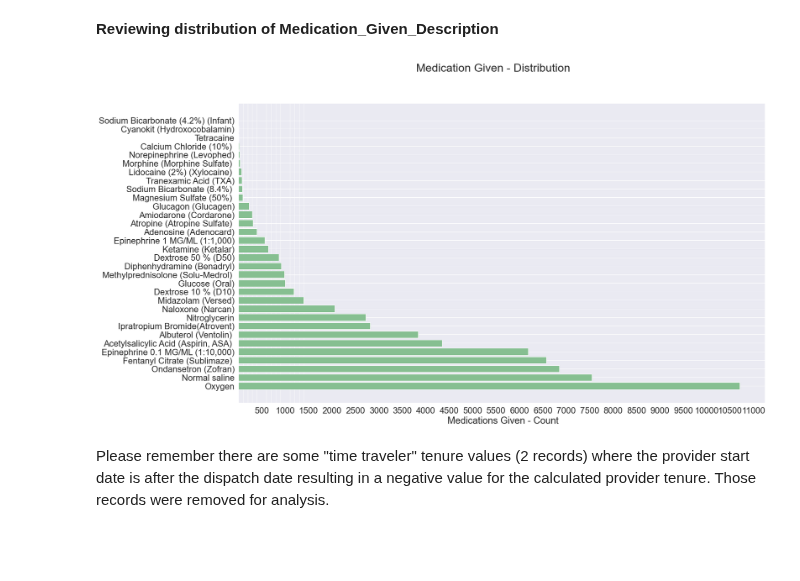
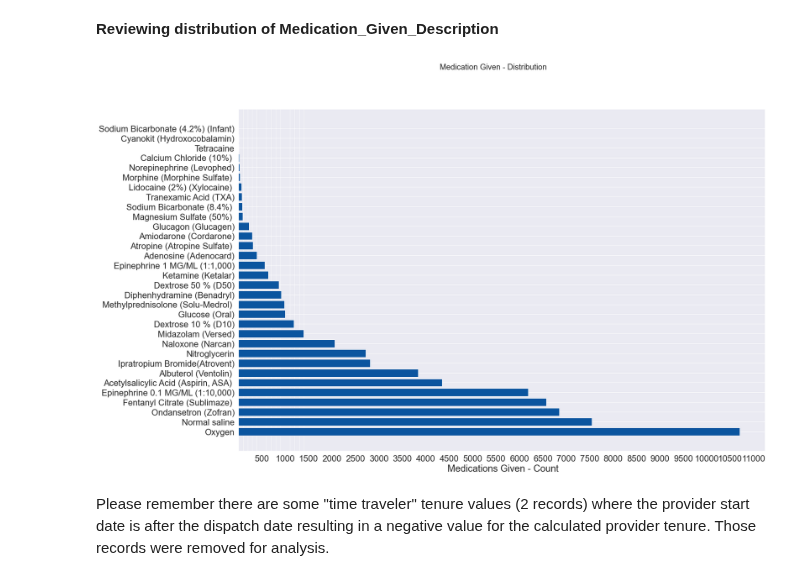
Before and after one commit to data-rescue/ems-analytics, a Jupyter notebook: notebooks/20210412-au-medication-tenure-relation.ipynb, the cells around one changed output. Saved outputs shown, nothing was run; the diff lists cells and outputs as text; code cells hidden in the pictures; blank space fills up the shorter version.

```diff
--- a/notebooks/20210412-au-medication-tenure-relation.ipynb
+++ b/notebooks/20210412-au-medication-tenure-relation.ipynb
@@ -671,26 +674,26 @@ Text(0, 0.5, 'Provider Gender')
 <b>Reviewing distribution of Medication_Given_Description </b>
 # %%
 ## bar plot for medication given distribution
-fig=plt.figure(figsize=(24,14))
+fig=plt.figure(figsize=(24,16))
 value_counts=dfMedPatientReduced['Medication_Given_Description'].value_counts()
 df_GivenMedicationByProviders=pd.DataFrame(value_counts)
 df_GivenMedicationByProviders.reset_index(inplace=True)
 df_GivenMedicationByProviders.columns=["Medication_Given_Description","Count"]
 
 #Bar chart
 ax1=plt.subplot()
-ax1.barh(df_GivenMedicationByProviders['Medication_Given_Description'],width=df_GivenMedicationByProviders['Count'],color='#86bf91')
+ax1.barh(df_GivenMedicationByProviders['Medication_Given_Description'],width=df_GivenMedicationByProviders['Count'],color='#0b559f')
 ax1.set_xlabel(' Medications Given - Count')
 ax1.grid(axis='x', alpha=.75, which='both')
 
 ax1.set_xticks(minor=True, ticks=[100,200,300,400,600,700,800,900,1100, 1200,1300,1400])
 ax1.set_xticks(minor=False, ticks=[500,1000,1500,2000,2500,3000,3500,4000,4500,5000,5500, 6000, 6500, 7000, 7500, 8000, 8500, 9000, 9500, 10000, 10500, 11000])
 
-fig.suptitle('Medication Given - Distribution')
+fig.suptitle('Medication Given - Distribution', size="20")
 plt.show()
 ##plt.savefig("Barplot_MedicationGiven_Distribution.png")
 # %% [output]
-[figure, old version]
+[figure, new version]
 # %% [markdown]
 Please remember there are some "time traveler" tenure values (2 records) where the provider start date is after the dispatch date resulting in a negative value for the calculated provider tenure. Those records were removed for analysis.
 # %% [markdown]
```
Also changed, not shown: parts of 16 cells of this notebook, 1 other file.
